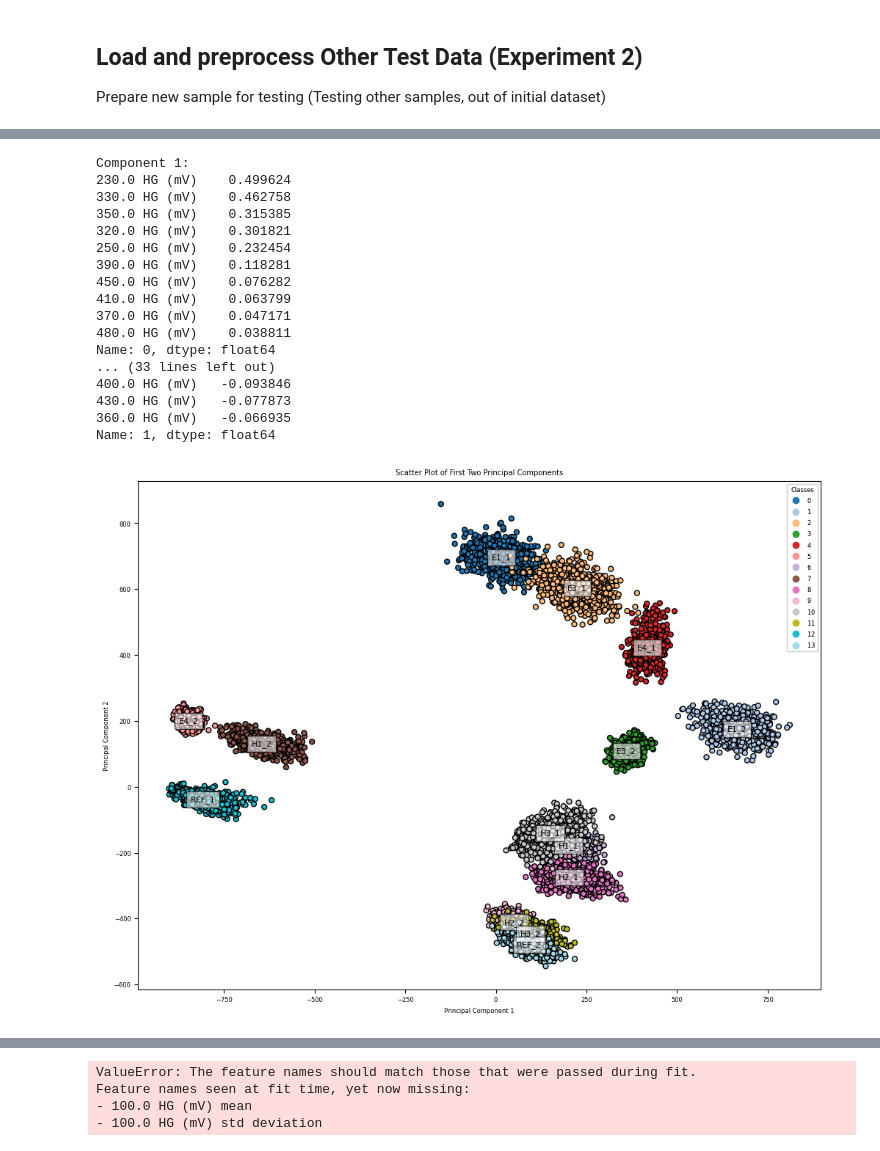
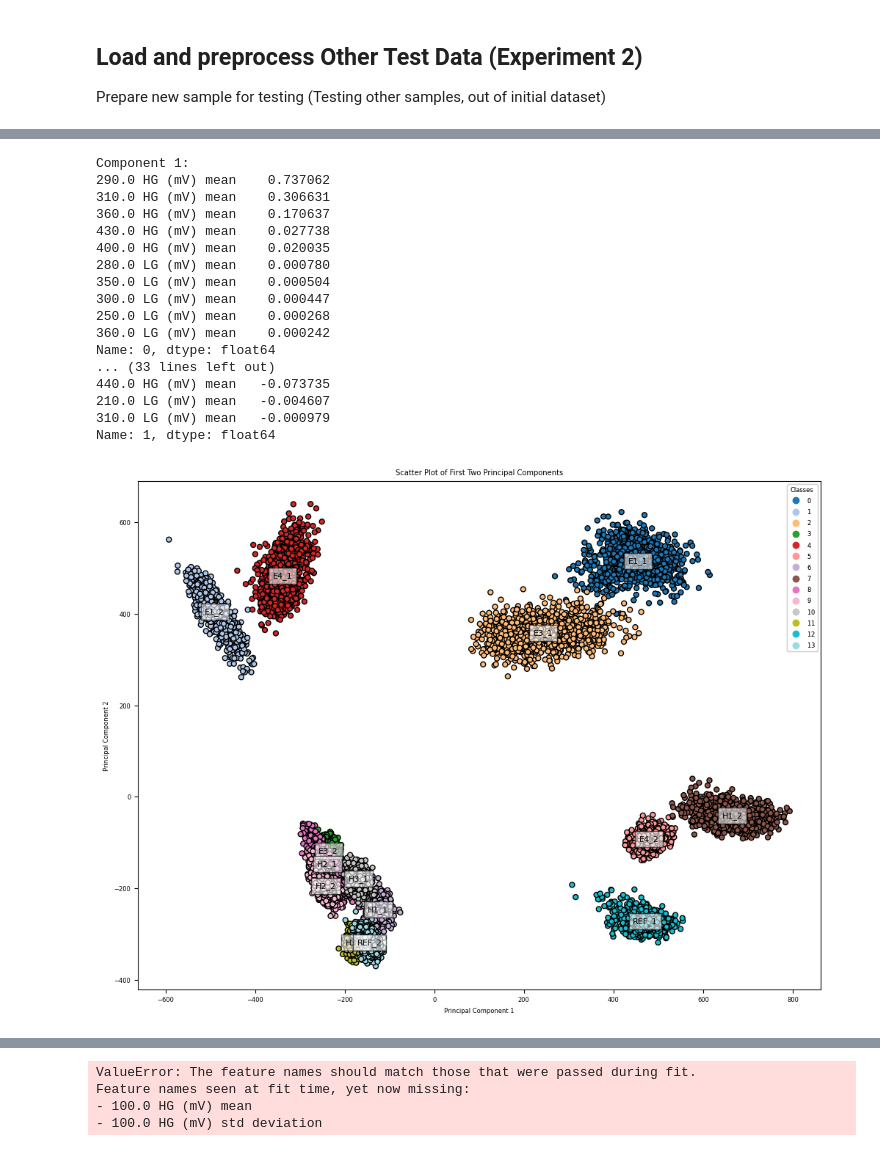
Before and after one commit to danimp94/PLASTICS-THz, a Jupyter notebook: src/scripts/notebook/Freq_Optimizacion_other_models.ipynb, the cells around one changed output, grey strips where cells are left out. Saved outputs shown, nothing was run; the diff lists cells and outputs as text; code cells hidden in the pictures.

```diff
--- a/src/scripts/notebook/Freq_Optimizacion_other_models.ipynb
+++ b/src/scripts/notebook/Freq_Optimizacion_other_models.ipynb
@@ -258,11 +277,12 @@ plt.show()
 # %%
 # Calculate the percentage of data used for each window
-time_window_s = 0.1
-data_percentage = (100/(27*(1-test_percentage)))*time_window_s
-data_percentage_test = (100/(27*(test_percentage)))*time_window_s
+time_window_s = 1
+stabilised_time_s = 24
+data_percentage = (100/(stabilised_time_s*(1-test_percentage)))*time_window_s
+data_percentage_test = (100/(stabilised_time_s*(test_percentage)))*time_window_s
 
-data_percentage = 0
-data_percentage_test = 0
+# data_percentage = 100
+# data_percentage_test = 100
 
 print(f"Data percentage: {data_percentage}%")
 print(f"Data percentage test: {data_percentage_test}%")
@@ -270,18 +290,20 @@ print(f"Data percentage test: {data_percentage_test}%")
 # Load just a % of the data
 # df_sample = train_set.sample(frac=0.02, random_state=42)
 
+
 # Introduce Frequency values as input variables
 train_set_test = freq_as_variable(train_set, data_percentage)
 test_set_test = freq_as_variable(test_set, data_percentage_test)
+
 
 # If a row has any NaN value, remove that row
 train_set_test = train_set_test.dropna()
 test_set_test = test_set_test.dropna()
 
-#Save the processed data to a CSV file
+# #Save the processed data to a CSV file
 
-output_path = 'C:/Users/Danim/Documents/GitHub/PIC-PAPER-01/data/experiment_1_plastics/processed_27s/training_file/train_set.csv'
-output_path_test = 'C:/Users/Danim/Documents/GitHub/PIC-PAPER-01/data/experiment_1_plastics/processed_27s/training_file/test_set.csv'
+# output_path = 'C:/Users/Danim/Documents/GitHub/PIC-PAPER-01/data/experiment_1_plastics/processed_27s/training_file/train_set.csv'
+# output_path_test = 'C:/Users/Danim/Documents/GitHub/PIC-PAPER-01/data/experiment_1_plastics/processed_27s/training_file/test_set.csv'
 # output_path = 'C:/Users/Dani - TUF/Documents/GitHub/PIC-PAPER-01/data/experiment_1_plastics/processed_27s/training_file/train_set.csv'
 # output_path_test = 'C:/Users/Dani - TUF/Documents/GitHub/PIC-PAPER-01/data/experiment_1_plastics/processed_27s/training_file/test_set.csv'
 
@@ -403,7 +444,7 @@ X_train
 ### Principal Component Analysis
 # %%
 # Apply PCA
-n_components =10
+n_components = 5
 pca = PCA(n_components)  # Reduce to 2 components for visualization
 X_train_pca = pca.fit_transform(X_train)
 X_test_pca = pca.transform(X_test)
@@ -460,10 +501,15 @@ for i in range(n_components):
 
 ## NON PCA VISUALIZATION ##
 # Choose specific variables for visualization
-var1 = '250.0 HG (mV)'
-var2 = '310.0 HG (mV)'
+var1 = '410.0 HG (mV)'
+var2 = '360.0 HG (mV)'
 # var2 = '320.0 HG (mV) std deviation'
 
+try:
+    X_train[var1].describe()
+except Exception as e:
+    var1 = f'{var1} mean'
+    var2 = f'{var2} mean'
 
 # Plot the chosen input variables for visualization
 plt.figure(figsize=(12, 9))
@@ -525,7 +571,7 @@ def random_forest_model(X_train, y_train, seed):
     # Define Random Forest model with parameters to reduce overfitting
     rf_model = RandomForestClassifier(
         n_estimators=10,  # Increase the number of trees
-        criterion='log_loss',
+        criterion='gini',
         max_depth=3,  # Limit the maximum depth of the trees
         min_samples_split=5,  # Minimum number of samples required to split an internal node
         min_samples_leaf=2,  # Minimum number of samples required to be at a leaf node
@@ -556,6 +602,14 @@ def logistic_regression_model(X_train, y_train, seed):
     lr_model = LogisticRegression(max_iter=10000, random_state=seed)
     lr_model.fit(X_train, y_train)
     return lr_model
+# %%
+# Function to apply confidence threshold
+def apply_confidence_threshold(probabilities, threshold=0.5):
+    max_probs = np.max(probabilities, axis=1)
+    predictions = np.argmax(probabilities, axis=1)
+    # Replace predictions with -1 (unknown) where confidence is below threshold
+    predictions[max_probs < threshold] = -1
+    return predictions, max_probs
 # %%
 ### Train models ###
 rf_model = random_forest_model(X_train, y_train, seed)
@@ -880,45 +1050,48 @@ plt.show()
 
 # Plot 2 input variables
 var1 = '310.0 HG (mV)'
-var2 = '320.0 HG (mV)'
+var2 = '360.0 HG (mV)'
+
+var1 = '310.0 HG (mV) mean'
+var2 = '360.0 HG (mV) mean'
 
 plt.figure(figsize=(12, 9))
 scatter = plt.scatter(X_new_sample[var1], X_new_sample[var2], c=y_new_sample_encoded, cmap='tab20',
                       edgecolor='k', s=25)
 # Produce a legend with the unique colors from the scatter
 legend1 = plt.legend(*scatter.legend_elements(), title="Classes")
 plt.gca().add_artist(legend1)
 
 # Show a class label on the data points (just one label per class in total)
 offset = 0.1
 unique_labels = np.unique(y_new_sample_encoded)
 
 for i, label in enumerate(unique_labels):
     plt.text(X_new_sample[y_new_sample_encoded == label][var1].mean(),
              X_new_sample[y_new_sample_encoded == label][var2].mean() + offset,
              le.inverse_transform([label])[0], ha='center', va='center', size=8, bbox=dict(facecolor='w', alpha=0.6))
 
 plt.xlabel(var1)
 plt.ylabel(var2)
 plt.title('Scatter Plot of Chosen Input Variables')
 
 plt.show()
 # %% [output]
 Component 1:
-230.0 HG (mV)    0.499624
-330.0 HG (mV)    0.462758
-350.0 HG (mV)    0.315385
-320.0 HG (mV)    0.301821
-250.0 HG (mV)    0.232454
-390.0 HG (mV)    0.118281
-450.0 HG (mV)    0.076282
-410.0 HG (mV)    0.063799
-370.0 HG (mV)    0.047171
-480.0 HG (mV)    0.038811
+290.0 HG (mV) mean    0.737062
+310.0 HG (mV) mean    0.306631
+360.0 HG (mV) mean    0.170637
+430.0 HG (mV) mean    0.027738
+400.0 HG (mV) mean    0.020035
+280.0 LG (mV) mean    0.000780
+350.0 LG (mV) mean    0.000504
+300.0 LG (mV) mean    0.000447
+250.0 LG (mV) mean    0.000268
+360.0 LG (mV) mean    0.000242
 Name: 0, dtype: float64
 ... (33 lines left out)
-400.0 HG (mV)   -0.093846
-430.0 HG (mV)   -0.077873
-360.0 HG (mV)   -0.066935
+440.0 HG (mV) mean   -0.073735
+210.0 LG (mV) mean   -0.004607
+310.0 LG (mV) mean   -0.000979
 Name: 1, dtype: float64
-[figure, old version]
+[figure, new version]
```
Also changed, not shown: parts of 22 cells of this notebook, 16 other files.
